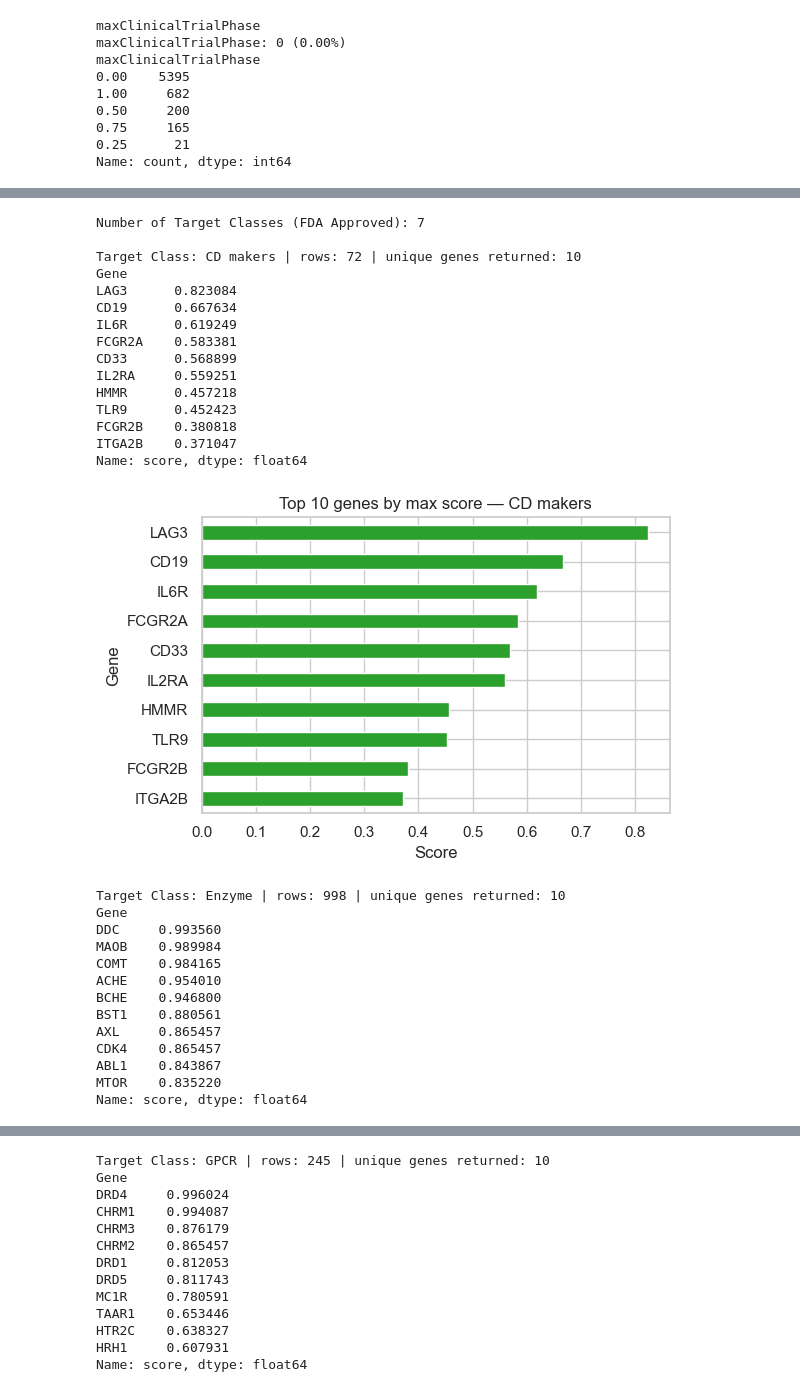
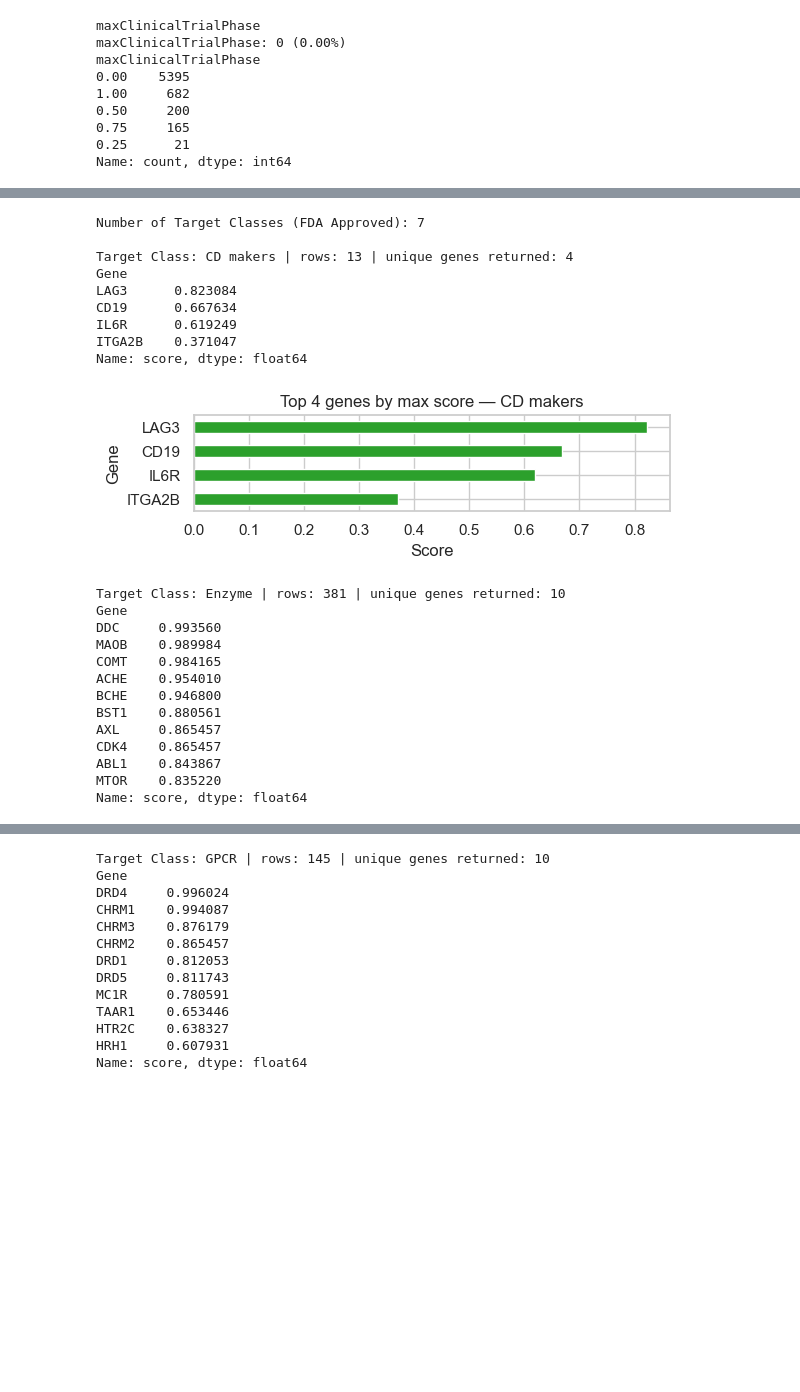
Before and after one commit to mmetalab/llm-drug-agent, a Jupyter notebook: PKDisease/pkd_target_drug_candidates.ipynb, the cells around one changed output, grey strips where cells are left out. Saved outputs shown, nothing was run; the diff lists cells and outputs as text; code cells hidden in the pictures; blank space fills up the shorter version.

```diff
--- a/PKDisease/pkd_target_drug_candidates.ipynb
+++ b/PKDisease/pkd_target_drug_candidates.ipynb
@@ -213,0 +324,3 @@ pkd_target['Gene'].nunique()
+# %%
+pkd_target_priority_score = pd.merge(pkd_target, target_priority_gene_pd_final[['Gene','targetId','priority','disease_score','doability_score','tissue_score','precedence_score','tracability_score']], on=['Gene','targetId'], how='inner')
+pkd_target_priority_score.head()
@@ -213,0 +334,3 @@ pkd_target['Gene'].nunique()
+# %%
+priority_high = pkd_target_priority_score[pkd_target_priority_score['priority'] >= 0.5].reset_index(drop=True)
+priority_high.head()
@@ -221,12 +351,12 @@ Name: count, dtype: int64
 # %%
 # Prepare FDA Approved / Not Approved groups using project's encoding
 # Values are expected to be 'FDA Approved' for approved and 'No' for not approved
-mask = pkd_target['FDA Approved'].astype(str).str.strip().str.lower()
+mask = priority_high['FDA Approved'].astype(str).str.strip().str.lower()
 approved_mask = mask == 'fda approved'
-approved = pkd_target[approved_mask].copy()
-not_approved = pkd_target[~approved_mask].copy()
+approved = priority_high[approved_mask].copy()
+not_approved = priority_high[~approved_mask].copy()
 # Quick counts
-print('Total rows:', len(pkd_target))
+print('Total rows:', len(priority_high))
 print('FDA Approved - count:', len(approved))
 print('Not FDA Approved - count:', len(not_approved))
 # %% [output]
@@ -240,13 +379,14 @@ import matplotlib.pyplot as plt
 import seaborn as sns
 sns.set(style="whitegrid")
 # Ensure 'score' is numeric
-pkd_target['score'] = pd.to_numeric(pkd_target['score'], errors='coerce')
-approved['score'] = pd.to_numeric(approved['score'], errors='coerce')
-not_approved['score'] = pd.to_numeric(not_approved['score'], errors='coerce')
+priority_high['disease_score'] = pd.to_numeric(priority_high['disease_score'], errors='coerce')
+approved['disease_score'] = pd.to_numeric(approved['disease_score'], errors='coerce')
+not_approved['disease_score'] = pd.to_numeric(not_approved['disease_score'], errors='coerce')
 # Create figure with histograms and top-Target-Class barplots using unique genes
 # Aggregate per-Gene scores (use max per gene so each gene appears once)
-approved_gene_unique = approved.groupby('Gene', dropna=True)['score'].max().dropna()
-not_approved_gene_unique = not_approved.groupby('Gene', dropna=True)['score'].max().dropna()
+
+approved_gene_unique = approved.groupby('Gene', dropna=True)['disease_score'].max().dropna()
+not_approved_gene_unique = not_approved.groupby('Gene', dropna=True)['disease_score'].max().dropna()
 fig, axes = plt.subplots(2, 2, figsize=(14, 10))
 # Plot distribution of per-gene scores (unique genes) rather than per-row scores
 sns.histplot(approved_gene_unique, ax=axes[0,0], kde=True, color='tab:blue')
@@ -256,8 +396,8 @@ axes[0,1].set_title('Per-gene score distribution — Not FDA Approved (unique ge
 # Top Target Classes ranked by max score. Show up to top 10 for readability
 top_n = 10
 # For FDA Approved and Not Approved: compute max score per Target Class
-approved_class_scores = approved.dropna(subset=['Target Class', 'score']).groupby('Target Class')['score'].max().nlargest(top_n)
-not_approved_class_scores = not_approved.dropna(subset=['Target Class', 'score']).groupby('Target Class')['score'].max().nlargest(top_n)
+approved_class_scores = approved.dropna(subset=['Target Class', 'disease_score']).groupby('Target Class')['disease_score'].max().nlargest(top_n)
+not_approved_class_scores = not_approved.dropna(subset=['Target Class', 'disease_score']).groupby('Target Class')['disease_score'].max().nlargest(top_n)
 sns.barplot(x=approved_class_scores.values, y=approved_class_scores.index, ax=axes[1,0], palette='Blues_r')
 axes[1,0].set_title(f'Top {top_n} Target Classes by max score — FDA Approved')
 sns.barplot(x=not_approved_class_scores.values, y=not_approved_class_scores.index, ax=axes[1,1], palette='Oranges_r')
@@ -300,46 +440,40 @@ Name: score, dtype: float64
 # We aggregate by gene within each target class and take the max score per gene so genes are unique
 import matplotlib.pyplot as plt
 # ensure score numeric
-pkd_target['score'] = pd.to_numeric(pkd_target['score'], errors='coerce')
+priority_high['disease_score'] = pd.to_numeric(priority_high['disease_score'], errors='coerce')
 approved = approved.copy()
-approved['score'] = pd.to_numeric(approved['score'], errors='coerce')
+approved['disease_score'] = pd.to_numeric(approved['disease_score'], errors='coerce')
 # drop rows missing essential fields
-approved = approved.dropna(subset=['Target Class', 'Gene', 'score'])
+approved = approved.dropna(subset=['Target Class', 'Gene', 'disease_score'])
 classes = approved['Target Class'].unique()
 print('Number of Target Classes (FDA Approved):', len(classes))
 # Iterate classes in sorted order for reproducibility
 for tc in sorted(classes):
     df_tc = approved[approved['Target Class'] == tc]
     # make gene unique by taking max score per gene within this class
     top_genes = df_tc.groupby('Gene', dropna=True)['score'].max().nlargest(10)
     print('\nTarget Class:', tc, '| rows:', len(df_tc), '| unique genes returned:', len(top_genes))
     print(top_genes)
     # small horizontal bar plot for each class (only if there's at least 1 gene)
     if len(top_genes) > 0:
         plt.figure(figsize=(6, max(2, 0.4 * len(top_genes))))
         top_genes.sort_values().plot(kind='barh', color='tab:green')
         plt.title(f'Top {len(top_genes)} genes by max score — {tc}')
         plt.xlabel('Score')
         plt.tight_layout()
         plt.show()
 # %% [output]
 Number of Target Classes (FDA Approved): 7
 
-Target Class: CD makers | rows: 72 | unique genes returned: 10
+Target Class: CD makers | rows: 13 | unique genes returned: 4
 Gene
 LAG3      0.823084
 CD19      0.667634
 IL6R      0.619249
-FCGR2A    0.583381
-CD33      0.568899
-IL2RA     0.559251
-HMMR      0.457218
-TLR9      0.452423
-FCGR2B    0.380818
 ITGA2B    0.371047
 Name: score, dtype: float64
-[figure, old version]
+[figure, new version]
-Target Class: Enzyme | rows: 998 | unique genes returned: 10
+Target Class: Enzyme | rows: 381 | unique genes returned: 10
 Gene
 DDC     0.993560
 MAOB    0.989984
@@ -353,7 +487,7 @@ ABL1    0.843867
 MTOR    0.835220
 Name: score, dtype: float64
 [figure]
-Target Class: GPCR | rows: 245 | unique genes returned: 10
+Target Class: GPCR | rows: 145 | unique genes returned: 10
 Gene
 DRD4     0.996024
 CHRM1    0.994087
```
Also changed, not shown: parts of 28 cells of this notebook, 6 other files.
